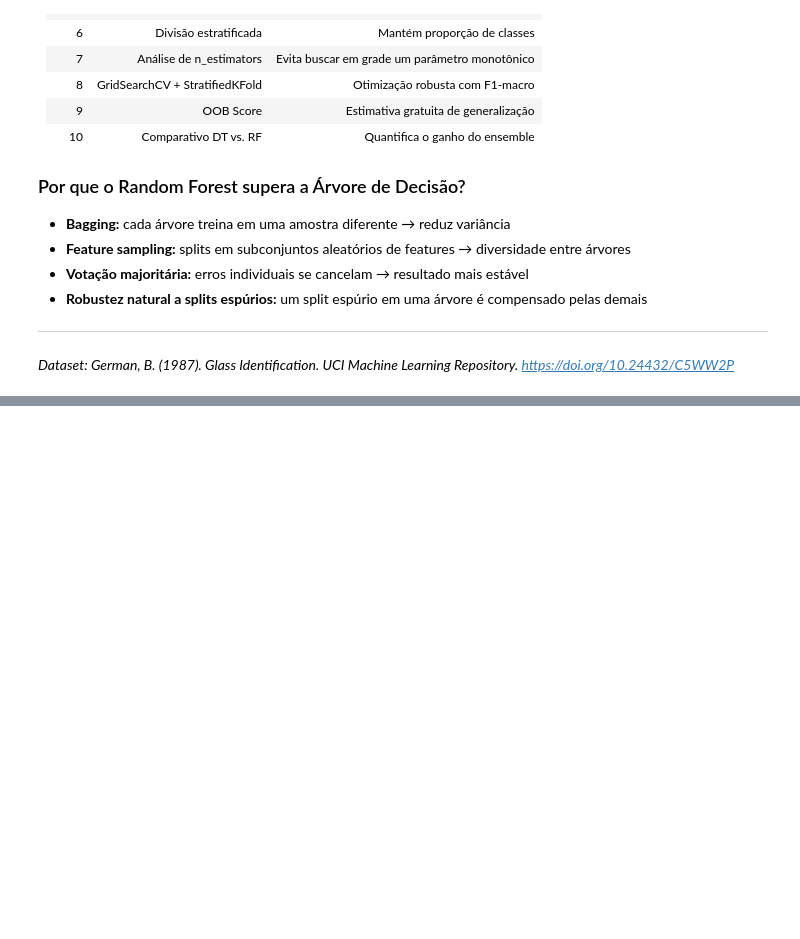
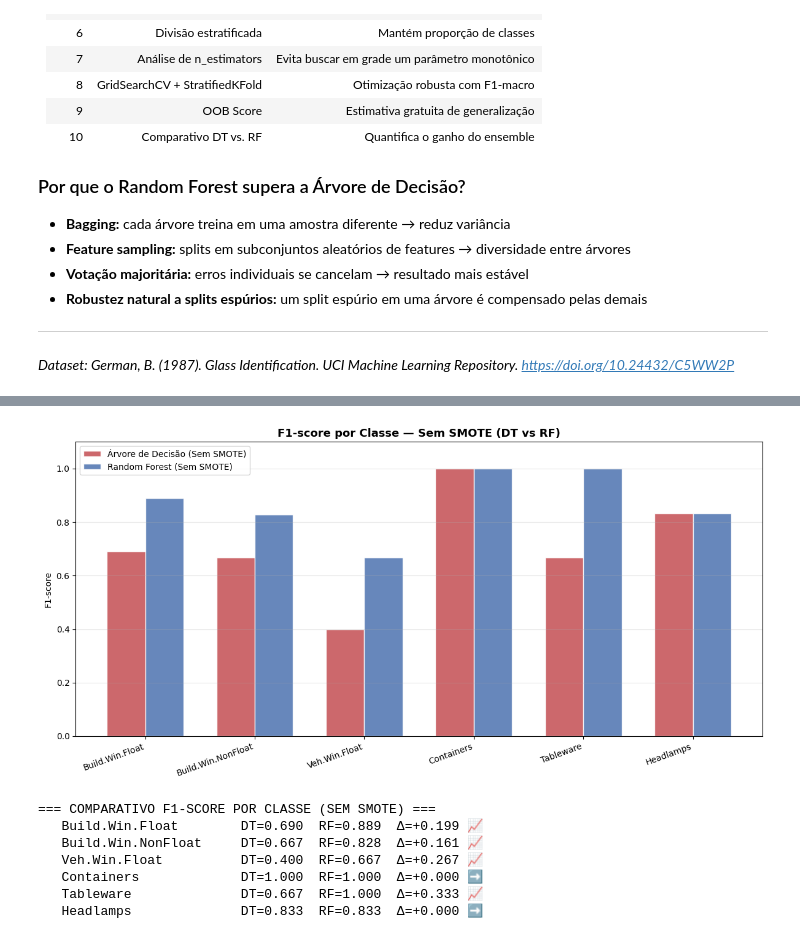
Before and after one commit to HevertonMac/Aprendizagem-de-m-quina, a Jupyter notebook: glass_random_forest.ipynb, the cells around one changed output, grey strips where cells are left out. Saved outputs shown, nothing was run; the diff lists cells and outputs as text; code cells hidden in the pictures; blank space fills up the shorter version.

```diff
--- a/glass_random_forest.ipynb
+++ b/glass_random_forest.ipynb
@@ -843,0 +988,38 @@ print('=' * 55)
+# %%
+# Comparativo de F1-score por classe Sem SMOTE
+f1_dt_no_classes = f1_score(y_test_nosmote, y_pred_dt_nosmote, average=None, labels=classes)
+f1_rf_no_classes = f1_score(y_test_nosmote, y_pred_rf_nosmote, average=None, labels=classes)
+
+x = np.arange(len(labels))
+width = 0.35
+
+fig, ax = plt.subplots(figsize=(12, 6))
+ax.bar(x - width/2, f1_dt_no_classes, width, label='Árvore de Decisão (Sem SMOTE)',
+       color='#C44E52', edgecolor='white', alpha=0.85)
+ax.bar(x + width/2, f1_rf_no_classes, width, label='Random Forest (Sem SMOTE)',
+       color='#4C72B0', edgecolor='white', alpha=0.85)
+
+ax.set_xticks(x)
+ax.set_xticklabels(labels, rotation=20, ha='right')
+ax.set_ylim(0, 1.1)
+ax.set_ylabel('F1-score')
+ax.set_title('F1-score por Classe — Sem SMOTE (DT vs RF)', fontsize=13, fontweight='bold')
+ax.legend()
+ax.grid(axis='y', alpha=0.3)
+plt.tight_layout()
+plt.show()
+
+print('\n=== COMPARATIVO F1-SCORE POR CLASSE (SEM SMOTE) ===')
+for lbl, dt_val, rf_val in zip(labels, f1_dt_no_classes, f1_rf_no_classes):
+    diff = rf_val - dt_val
+    emoji = '📈' if diff > 0 else ('📉' if diff < 0 else '➡️')
+    print(f'   {lbl:<22} DT={dt_val:.3f}  RF={rf_val:.3f}  Δ={diff:+.3f} {emoji}')
+# %% [output]
+[figure, added]
+=== COMPARATIVO F1-SCORE POR CLASSE (SEM SMOTE) ===
+   Build.Win.Float        DT=0.690  RF=0.889  Δ=+0.199 📈
+   Build.Win.NonFloat     DT=0.667  RF=0.828  Δ=+0.161 📈
+   Veh.Win.Float          DT=0.400  RF=0.667  Δ=+0.267 📈
+   Containers             DT=1.000  RF=1.000  Δ=+0.000 ➡️
+   Tableware              DT=0.667  RF=1.000  Δ=+0.333 📈
+   Headlamps              DT=0.833  RF=0.833  Δ=+0.000 ➡️
```
Also changed, not shown: parts of 25 cells of this notebook, 1 other file.
